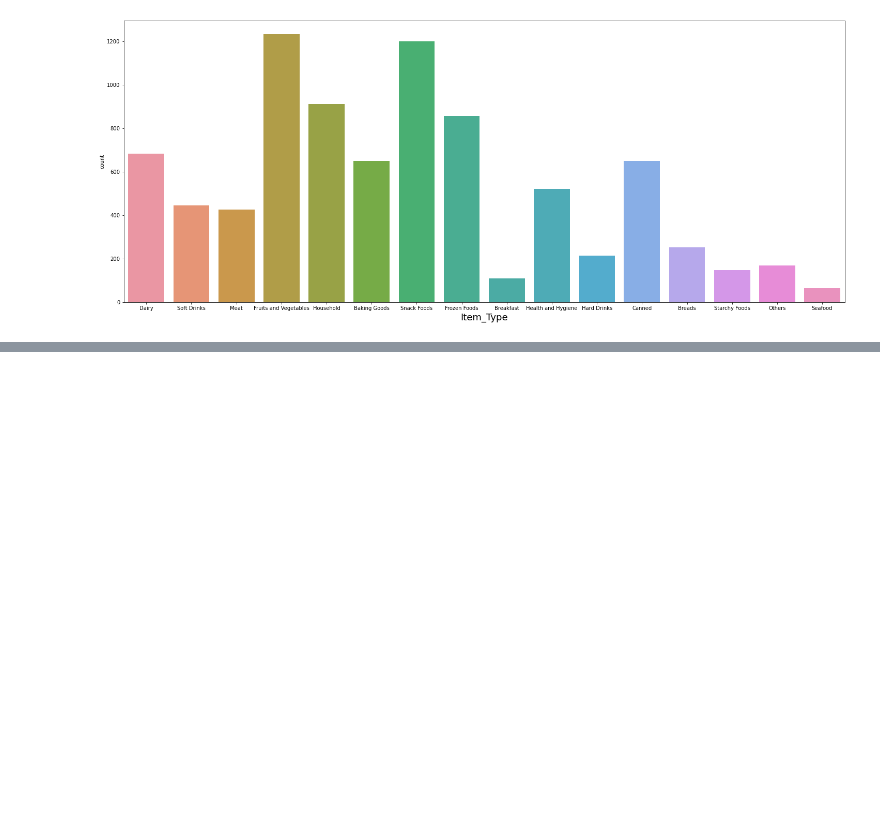
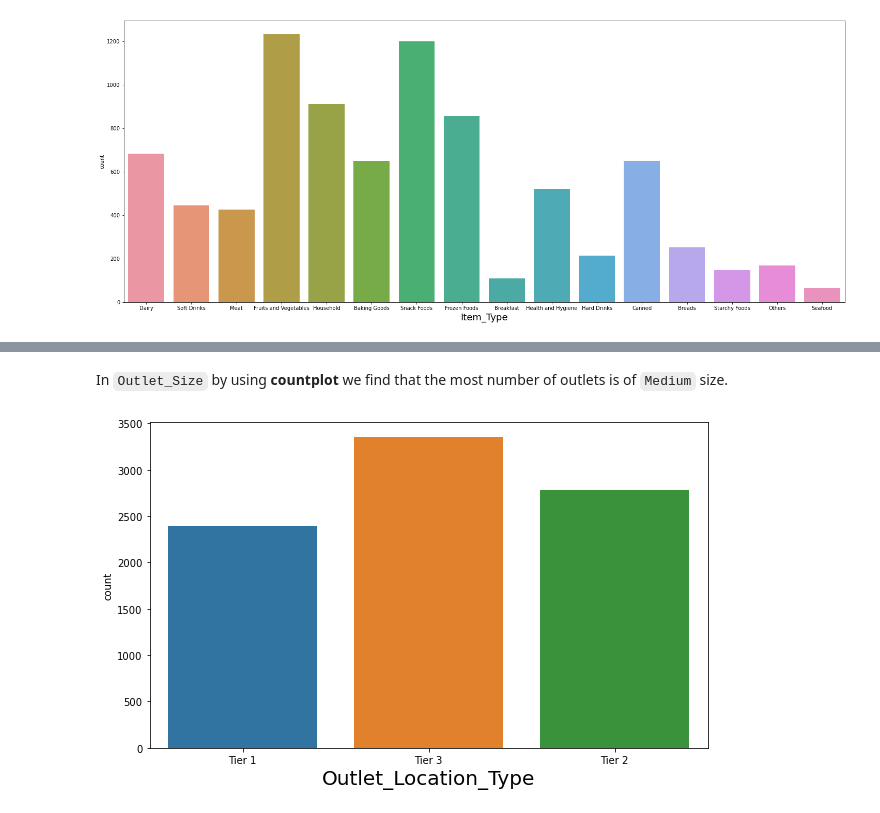
Before and after one commit to RaqeebShaikh12/EDA-BIG-MART-SALES, a Jupyter notebook: EDA END TERM BIG MART SALES.ipynb, the cells around one changed output, grey strips where cells are left out. Drawn from its saved outputs; the diff is of its cells as text; code cells hidden in the pictures; blank space fills up the shorter version.

```diff
--- a/EDA END TERM BIG MART SALES.ipynb
+++ b/EDA END TERM BIG MART SALES.ipynb
@@ -265,0 +284,10 @@ In `Item_Type` by using countplot we find that **Fruits and Vegetables** & **Sna
+# %% [markdown]
+In `Outlet_Size` by using **countplot** we find that the most number of outlets is of `Medium` size.
+# %%
+# Graph for Outlet_Location_Type using countplot
+plt.figure(figsize=(10,6))
+sns.countplot(x='Outlet_Location_Type', data=inp0)
+plt.xlabel('Outlet_Location_Type', fontsize=20)
+plt.show()
+# %% [output]
+[figure, added]
```
Also changed, not shown: parts of 15 cells of this notebook.
